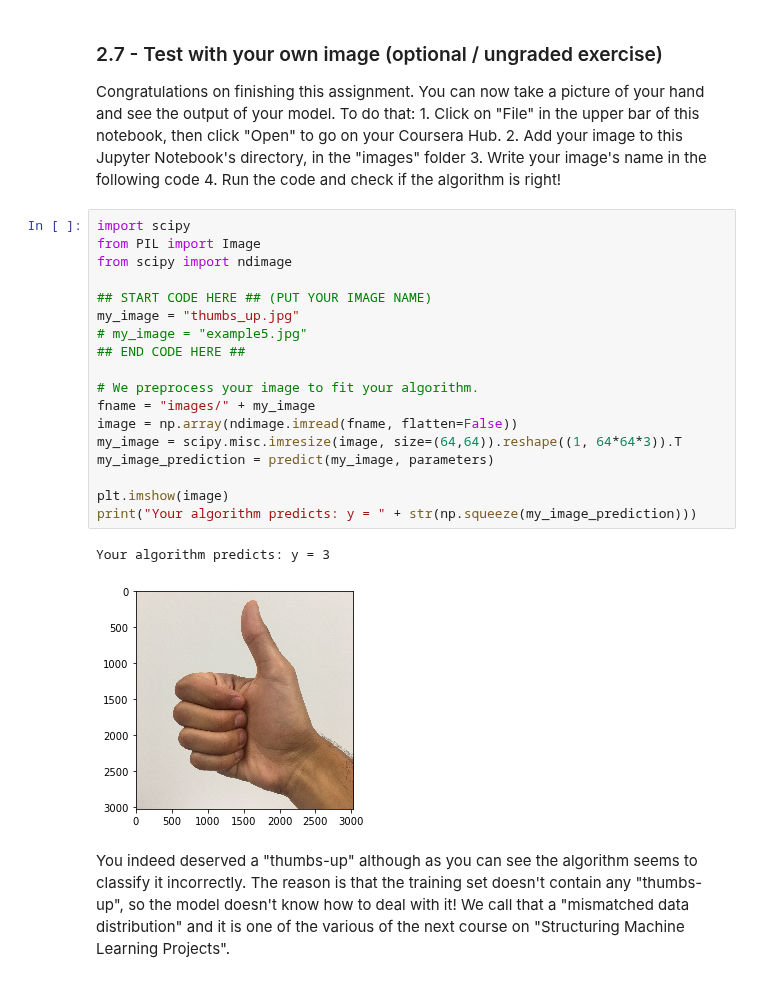
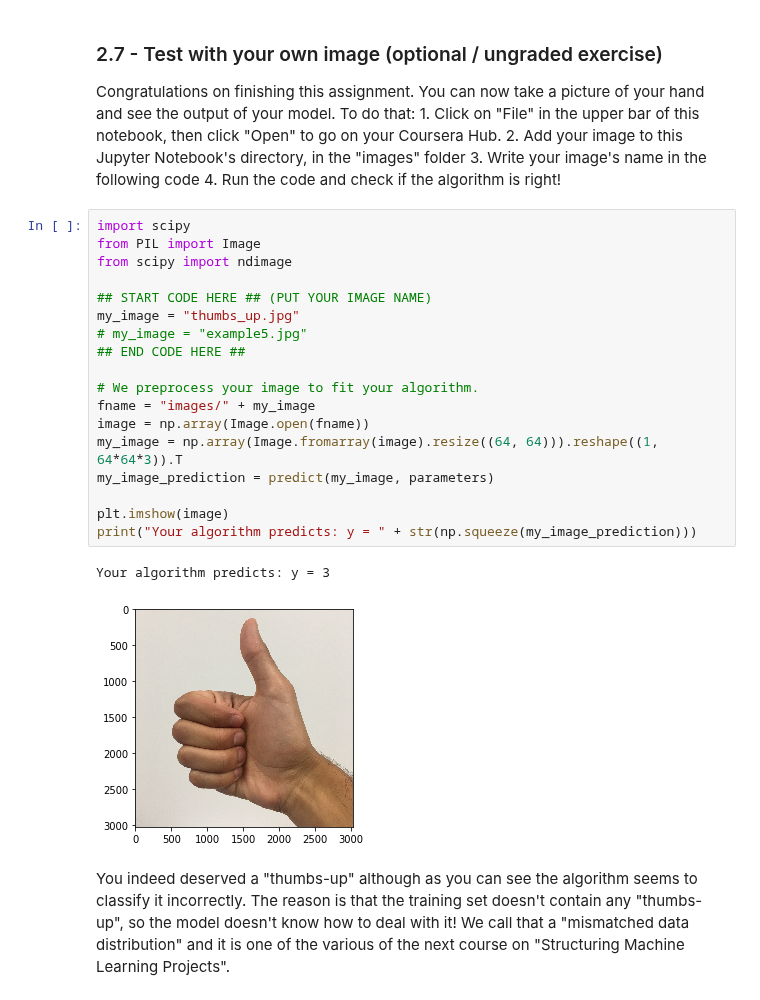
Before and after one commit to jh-lau/NLP, a Jupyter notebook: Deep_Learning_Andrew_Ng_Coursera/2_Improving_Deep_Neural_Networks/week_3/Tensorflow+Tutorial.ipynb, the cells around one changed output. Drawn from its saved outputs; the diff is of its cells as text.

```diff
--- a/Deep_Learning_Andrew_Ng_Coursera/2_Improving_Deep_Neural_Networks/week_3/Tensorflow+Tutorial.ipynb
+++ b/Deep_Learning_Andrew_Ng_Coursera/2_Improving_Deep_Neural_Networks/week_3/Tensorflow+Tutorial.ipynb
@@ -1016,24 +1032,24 @@ Congratulations on finishing this assignment. You can now take a picture of your
 # %%
 import scipy
 from PIL import Image
 from scipy import ndimage
 
 ## START CODE HERE ## (PUT YOUR IMAGE NAME)
 my_image = "thumbs_up.jpg"
 # my_image = "example5.jpg"
 ## END CODE HERE ##
 
 # We preprocess your image to fit your algorithm.
 fname = "images/" + my_image
-image = np.array(ndimage.imread(fname, flatten=False))
-my_image = scipy.misc.imresize(image, size=(64,64)).reshape((1, 64*64*3)).T
+image = np.array(Image.open(fname))
+my_image = np.array(Image.fromarray(image).resize((64, 64))).reshape((1, 64*64*3)).T
 my_image_prediction = predict(my_image, parameters)
 
 plt.imshow(image)
 print("Your algorithm predicts: y = " + str(np.squeeze(my_image_prediction)))
 # %% [output]
 Your algorithm predicts: y = 3
-[figure, old version]
+[figure, new version]
 # %% [markdown]
 You indeed deserved a "thumbs-up" although as you can see the algorithm seems to classify it incorrectly. The reason is that the training set doesn't contain any "thumbs-up", so the model doesn't know how to deal with it! We call that a "mismatched data distribution" and it is one of the various of the next course on "Structuring Machine Learning Projects".
 # %% [markdown]
```
Also changed, not shown: parts of 7 cells of this notebook, 55 other files.
